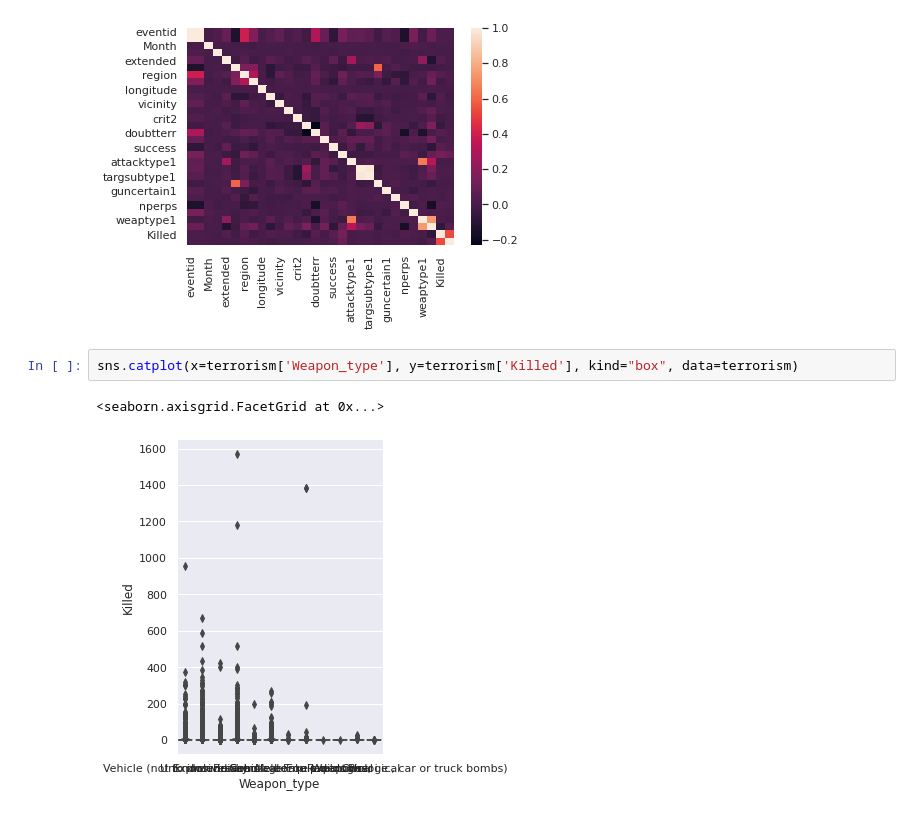
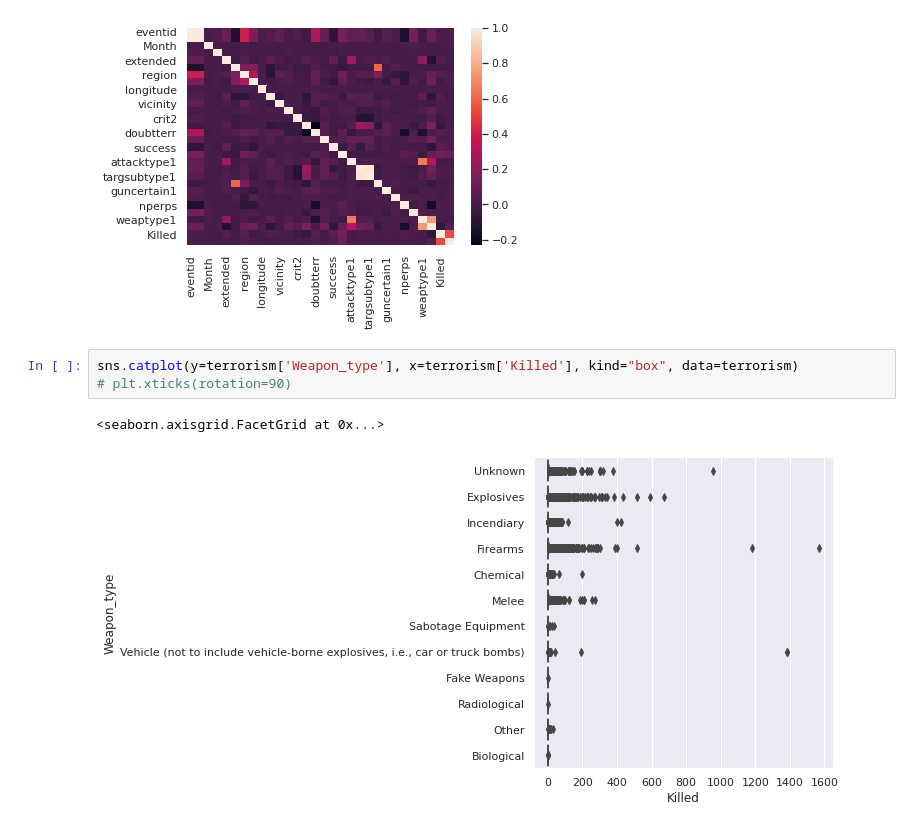
Before and after one commit to vince1396/MachineLearning, a Jupyter notebook: globalTerrorism.ipynb, the cells around one changed output. Saved outputs shown, nothing was run; the diff lists cells and outputs as text.

```diff
--- a/globalTerrorism.ipynb
+++ b/globalTerrorism.ipynb
@@ -299,7 +299,8 @@ sns.heatmap(corrTerr)
 <AxesSubplot:>
 [figure]
 # %%
-sns.catplot(x=terrorism['Weapon_type'], y=terrorism['Killed'], kind="box", data=terrorism)
+sns.catplot(y=terrorism['Weapon_type'], x=terrorism['Killed'], kind="box", data=terrorism)
+# plt.xticks(rotation=90)
 # %% [output]
 <seaborn.axisgrid.FacetGrid at 0x...>
-[figure, old version]
+[figure, new version]
```
Also changed, not shown: parts of 1 cell of this notebook.
